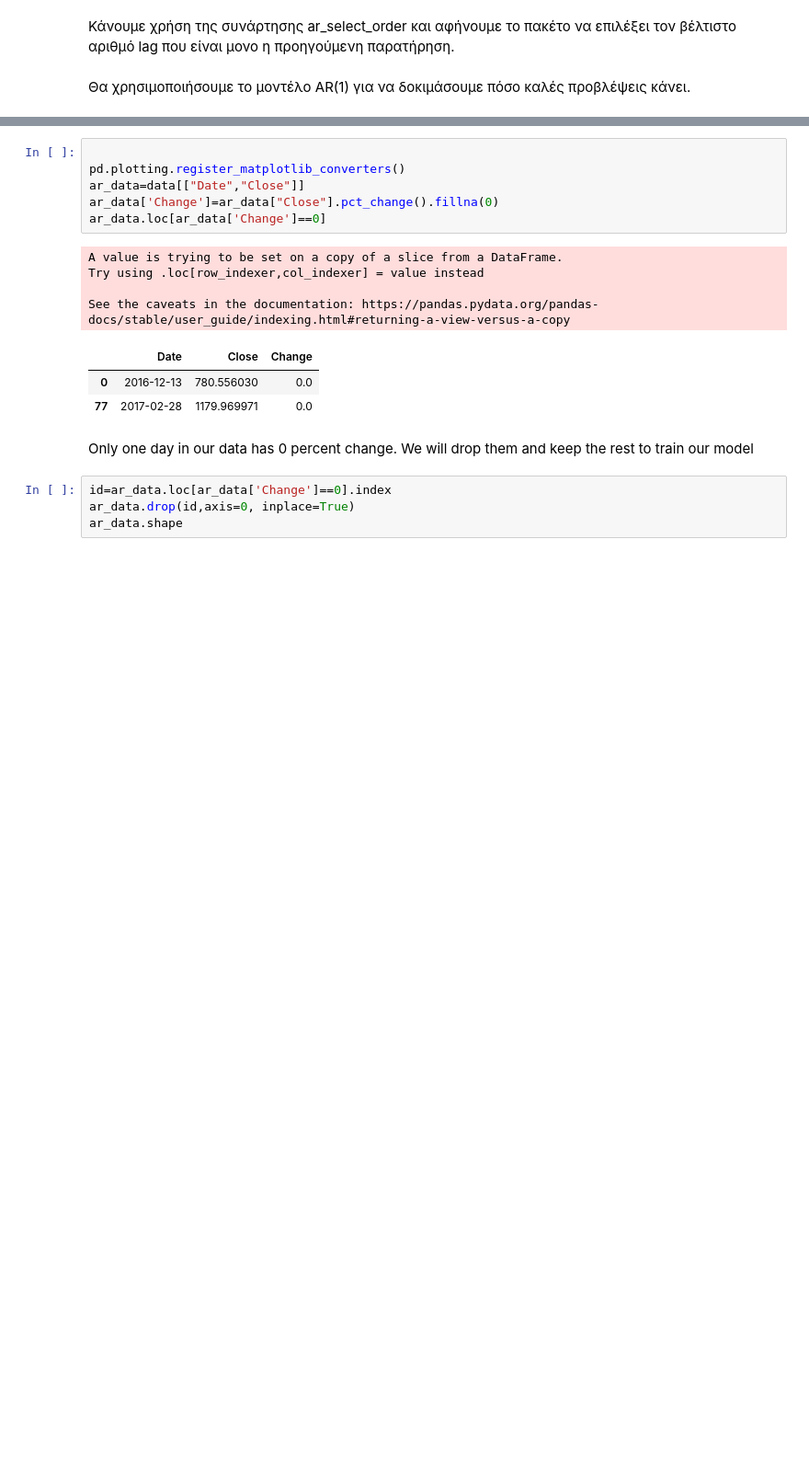
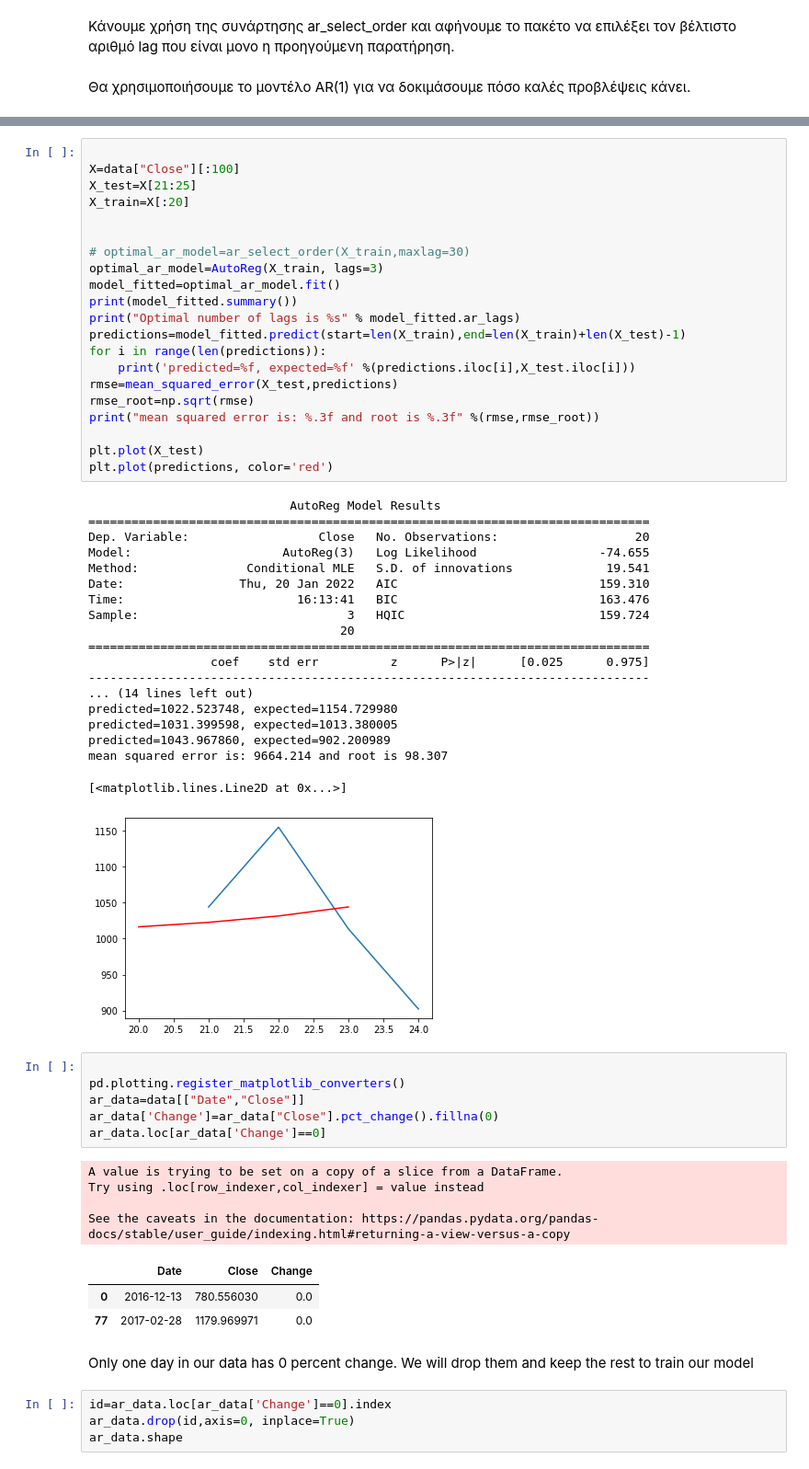
Before and after one commit to JimTsiob/Machine-Learning-project, a Jupyter notebook: lin.ipynb, the cells around one changed output, grey strips where cells are left out. Shown at 92% size. Cells and saved outputs as stored; diff of their text form; blank space fills up the shorter version.

```diff
--- a/lin.ipynb
+++ b/lin.ipynb
@@ -239,6 +273,47 @@ predicted=0.787702, expected=0.706875
 mean squared error is: 0.013 and root is 0.112
 [<matplotlib.lines.Line2D at 0x...>]
 [figure]
+# %%
+
+X=data["Close"][:100]
+X_test=X[21:25]
+X_train=X[:20]
+
+
+# optimal_ar_model=ar_select_order(X_train,maxlag=30)
+optimal_ar_model=AutoReg(X_train, lags=3)
+model_fitted=optimal_ar_model.fit()
+print(model_fitted.summary())
+print("Optimal number of lags is %s" % model_fitted.ar_lags)
+predictions=model_fitted.predict(start=len(X_train),end=len(X_train)+len(X_test)-1)
+for i in range(len(predictions)):
+    print('predicted=%f, expected=%f' %(predictions.iloc[i],X_test.iloc[i]))
+rmse=mean_squared_error(X_test,predictions)
+rmse_root=np.sqrt(rmse)
+print("mean squared error is: %.3f and root is %.3f" %(rmse,rmse_root))
+
+plt.plot(X_test)
+plt.plot(predictions, color='red')
+# %% [output]
+                            AutoReg Model Results
+==============================================================================
+Dep. Variable:                  Close   No. Observations:                   20
+Model:                     AutoReg(3)   Log Likelihood                 -74.655
+Method:               Conditional MLE   S.D. of innovations             19.541
+Date:                Thu, 20 Jan 2022   AIC                            159.310
+Time:                        16:13:41   BIC                            163.476
+Sample:                             3   HQIC                           159.724
+                                   20
+==============================================================================
+                 coef    std err          z      P>|z|      [0.025      0.975]
+------------------------------------------------------------------------------
+... (14 lines left out)
+predicted=1022.523748, expected=1154.729980
+predicted=1031.399598, expected=1013.380005
+predicted=1043.967860, expected=902.200989
+mean squared error is: 9664.214 and root is 98.307
+[<matplotlib.lines.Line2D at 0x...>]
+[figure, added]
 # %%
 
 pd.plotting.register_matplotlib_converters()
```
Also changed, not shown: parts of 34 cells of this notebook, 3 other files.
